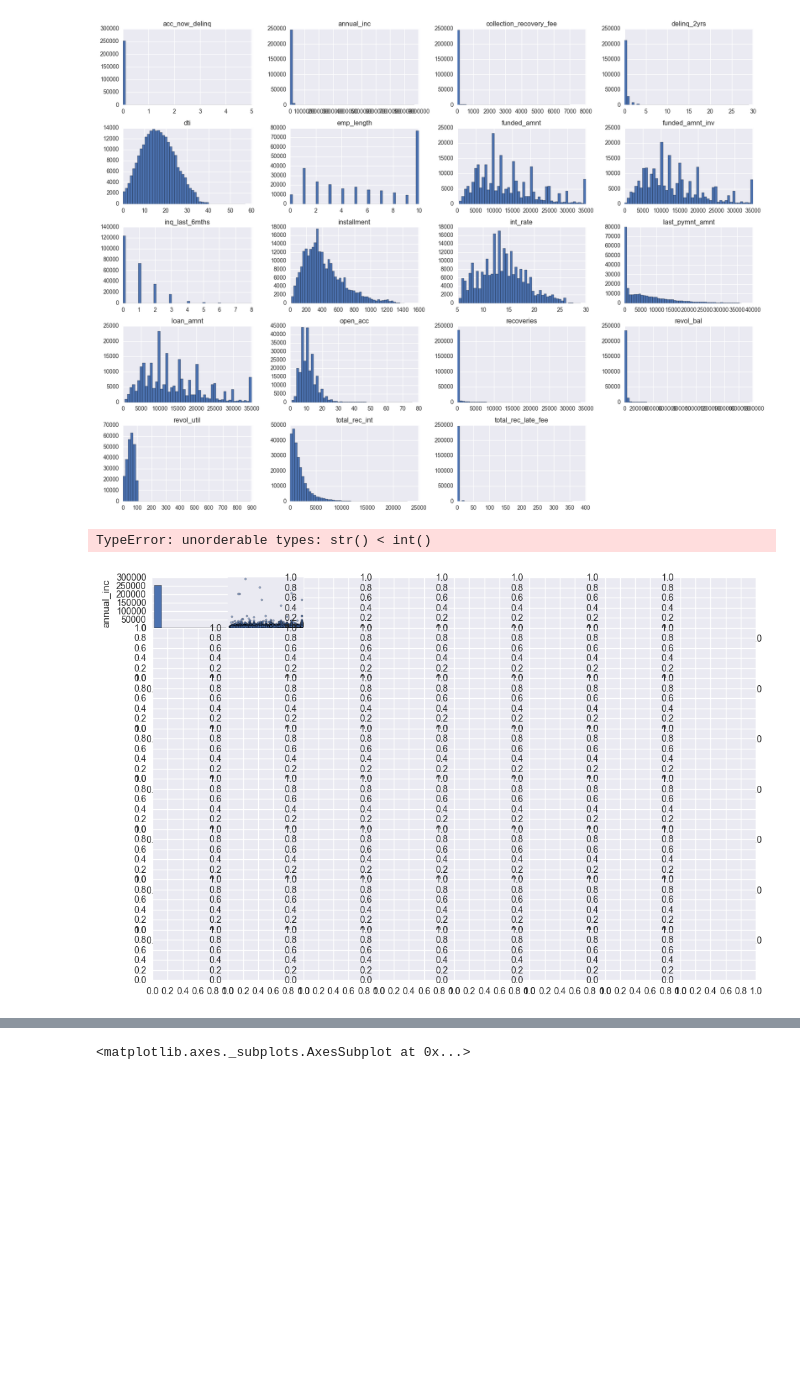
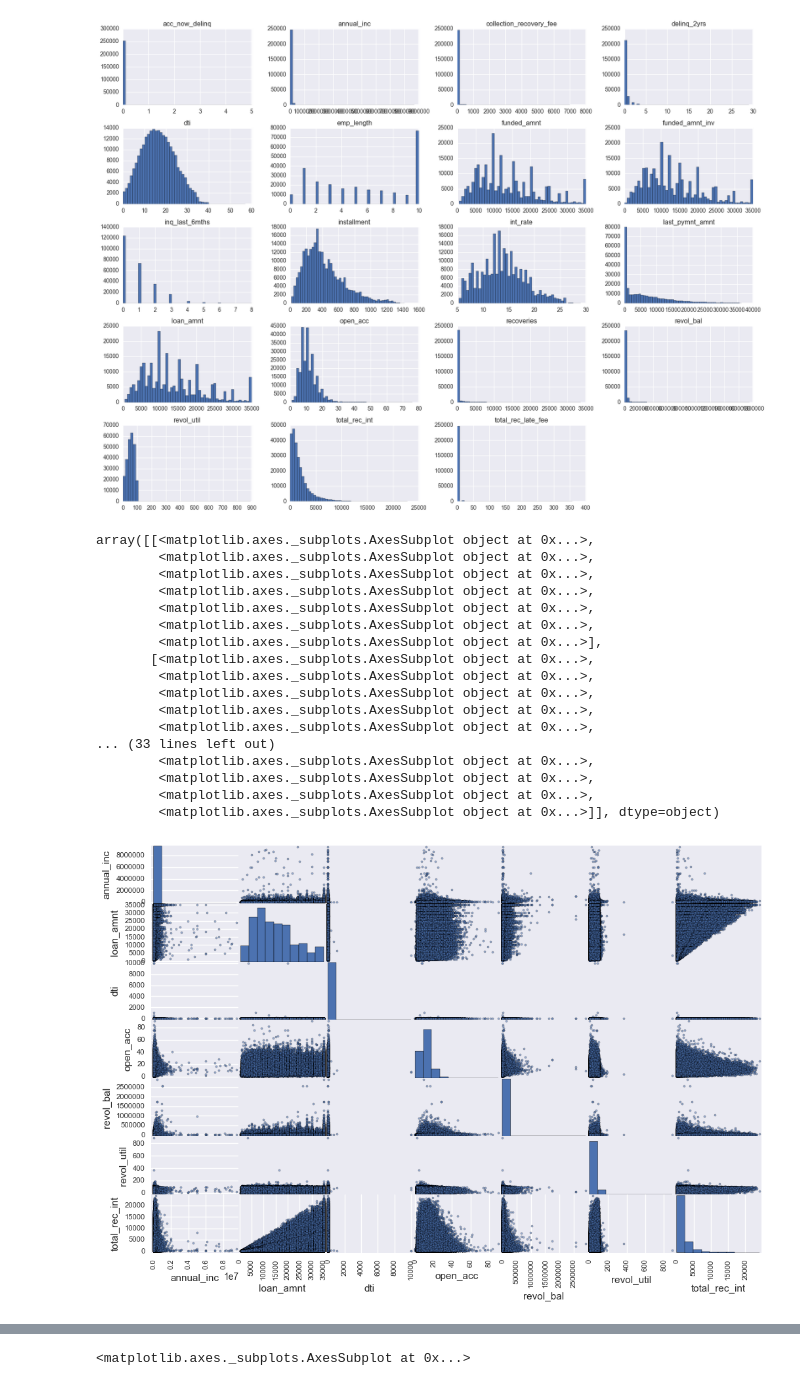
Before and after one commit to Vaultica/MLND-Capstone, a Jupyter notebook: Lending Club Capstone Project Notebook.ipynb, the cells around one changed output, grey strips where cells are left out. Drawn from its saved outputs; the diff is of its cells as text; code cells hidden in the pictures; blank space fills up the shorter version.

```diff
--- a/Lending Club Capstone Project Notebook.ipynb
+++ b/Lending Club Capstone Project Notebook.ipynb
@@ -218,16 +218,32 @@ array([[<matplotlib.axes._subplots.AxesSubplot object at 0x...>,
 # %%
 from pandas.tools.plotting import scatter_matrix
 
 numerical_cols = df.select_dtypes(include=[np.number])
 categoricals = df.select_dtypes(exclude=[np.number])
 
-attributes = ['annual_inc', 'loan_amnt', 'revol_util', 'dti', 'open_acc', 'revol_bal', 'revol_util', 'total_rec_int' ]
+attributes = ['annual_inc', 'loan_amnt', 'dti', 'open_acc', 'revol_bal', 'revol_util', 'total_rec_int' ]
 #              'recoveries','acc_now_delinq','delinq_2yrs','emp_length','int_rate','funded_amnt'
 
 scatter_matrix(df[attributes], figsize=(12,8))
 # %% [output]
-TypeError: unorderable types: str() < int()
+array([[<matplotlib.axes._subplots.AxesSubplot object at 0x...>,
+        <matplotlib.axes._subplots.AxesSubplot object at 0x...>,
+        <matplotlib.axes._subplots.AxesSubplot object at 0x...>,
+        <matplotlib.axes._subplots.AxesSubplot object at 0x...>,
+        <matplotlib.axes._subplots.AxesSubplot object at 0x...>,
+        <matplotlib.axes._subplots.AxesSubplot object at 0x...>,
+        <matplotlib.axes._subplots.AxesSubplot object at 0x...>],
+       [<matplotlib.axes._subplots.AxesSubplot object at 0x...>,
+        <matplotlib.axes._subplots.AxesSubplot object at 0x...>,
+        <matplotlib.axes._subplots.AxesSubplot object at 0x...>,
+        <matplotlib.axes._subplots.AxesSubplot object at 0x...>,
+        <matplotlib.axes._subplots.AxesSubplot object at 0x...>,
+... (33 lines left out)
+        <matplotlib.axes._subplots.AxesSubplot object at 0x...>,
+        <matplotlib.axes._subplots.AxesSubplot object at 0x...>,
+        <matplotlib.axes._subplots.AxesSubplot object at 0x...>,
+        <matplotlib.axes._subplots.AxesSubplot object at 0x...>]], dtype=object)
-[figure, old version]
+[figure, new version]
 # %%
 df[attributes].head()
 # %% [output]
```
Also changed, not shown: parts of 25 cells of this notebook.
